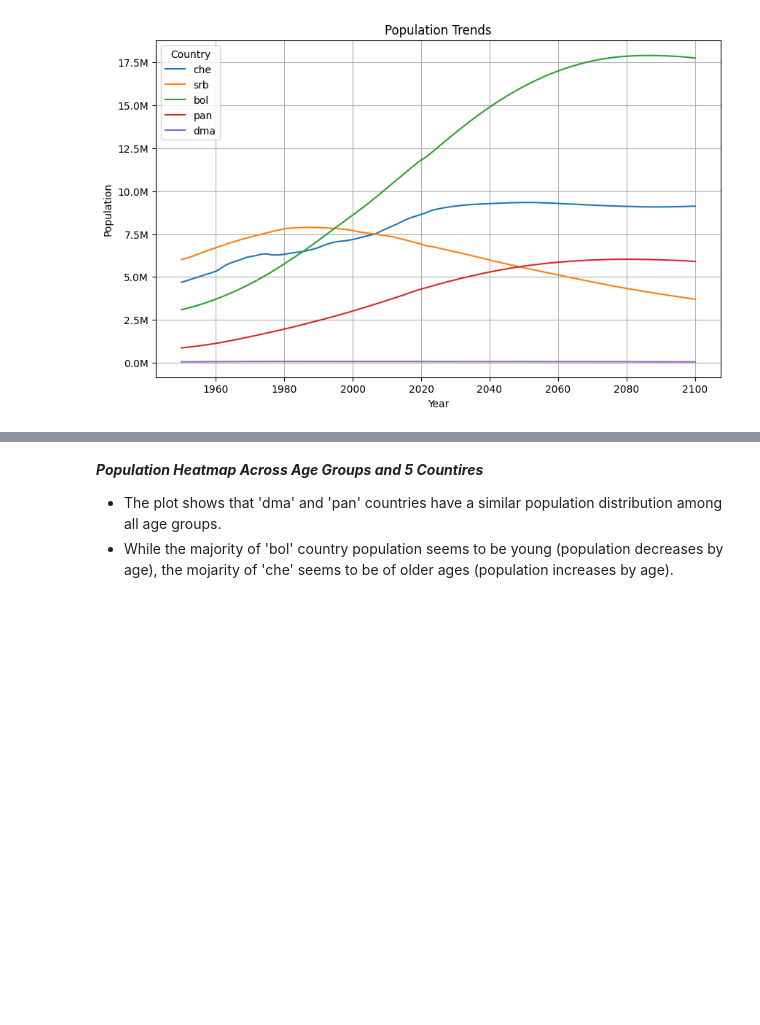
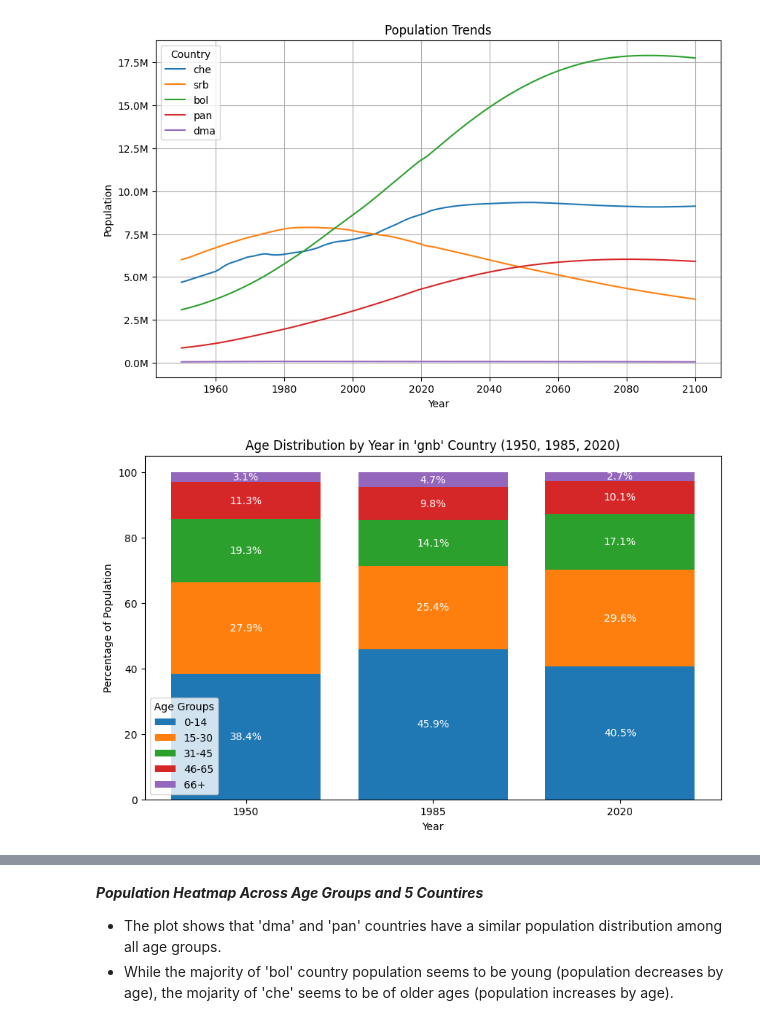
Before and after one commit to UCSF-DataSci/07-visualization-FaezehMirlohi, a Jupyter notebook: visualization.ipynb, the cells around one changed output, grey strips where cells are left out. Cells and saved outputs as stored; diff of their text form; code cells hidden in the pictures; blank space fills up the shorter version.

```diff
--- a/visualization.ipynb
+++ b/visualization.ipynb
@@ -57,5 +57,65 @@ plt.gca().yaxis.set_major_formatter(FuncFormatter(millions))
 plt.show()
 # %% [output]
 [figure]
+# %%
+# Part 1.2
+
+# Set figure size and plot
+fig, ax = plt.subplots(figsize=(10, 6))
+
+# Years to compare
+years= [1950, 1985, 2020]
+
+# Set up positions for the bars to avoid extra space
+positions = [0, 1, 2]
+
+# Define age groups
+age_bins = [-1, 14, 30, 45, 65, 200]
+age_labels = ['0-14', '15-30', '31-45', '46-65', '66+']
+
+# Select 1 country to see the trends in
+df = data[country.loc[country.index[-1], "country_name"]]
+df_filtered = df[df['year'].isin(years)].copy()
+
+# Bin the ages into groups and save it in a new column
+df_filtered['age_group'] = pd.cut(df_filtered['age'], bins=age_bins, labels=age_labels, right=True)
+
+# Aggregate population by year and age group
+age_distribution = df_filtered.groupby(['year', 'age_group'], observed=True)['population'].sum().reset_index()
+# Calculate the total population per year and save it in a new column
+age_distribution['total_population_year'] = age_distribution.groupby('year')['population'].transform('sum')
+# Calculate the percentage for each age group in each year
+age_distribution['percentage'] = (age_distribution['population'] / age_distribution['total_population_year']) * 100
+
+# Loop through each year and age-group to draw a bar for it
+for i, year in enumerate(age_distribution['year'].unique()):
+
+    # Bottom of each bar
+    bottom = 0
+
+    for j, age in enumerate(age_distribution['age_group'].unique()):
+
+        # Percentage of the population within this year and age group
+        value = age_distribution.loc[(age_distribution['age_group'] == age) & (age_distribution['year'] == year),'percentage'].values
+        # Draw the bar
+        ax.bar(i + 1, age_distribution.loc[(age_distribution['age_group'] == age) & (age_distribution['year'] == year),'percentage'], bottom = bottom, color = colors[j % len(colors)])
+        # Write the percentage inside the bar
+        ax.text(i + 1, bottom + value / 2, f'{value[0]:.1f}%', ha='center', va='center', color='white', fontsize=10)
+        # change the bottom value to stack the next bar on toop of this bar
+        bottom += age_distribution.loc[(age_distribution['age_group'] == age) & (age_distribution['year'] == year),'percentage'].values
+
+
+# Labels, title, and legend
+ax.set_xticks([1,2,3])
+ax.set_xticklabels(years)
+ax.set_title("Age Distribution by Year in 'gnb' Country (1950, 1985, 2020)")
+ax.set_xlabel('Year')
+ax.set_ylabel('Percentage of Population')
+ax.legend(age_labels, title='Age Groups')
+
+# Display
+plt.show()
+# %% [output]
+[figure, added]
 # %%
 # Part 2.1
```
Also changed, not shown: parts of 5 cells of this notebook.
